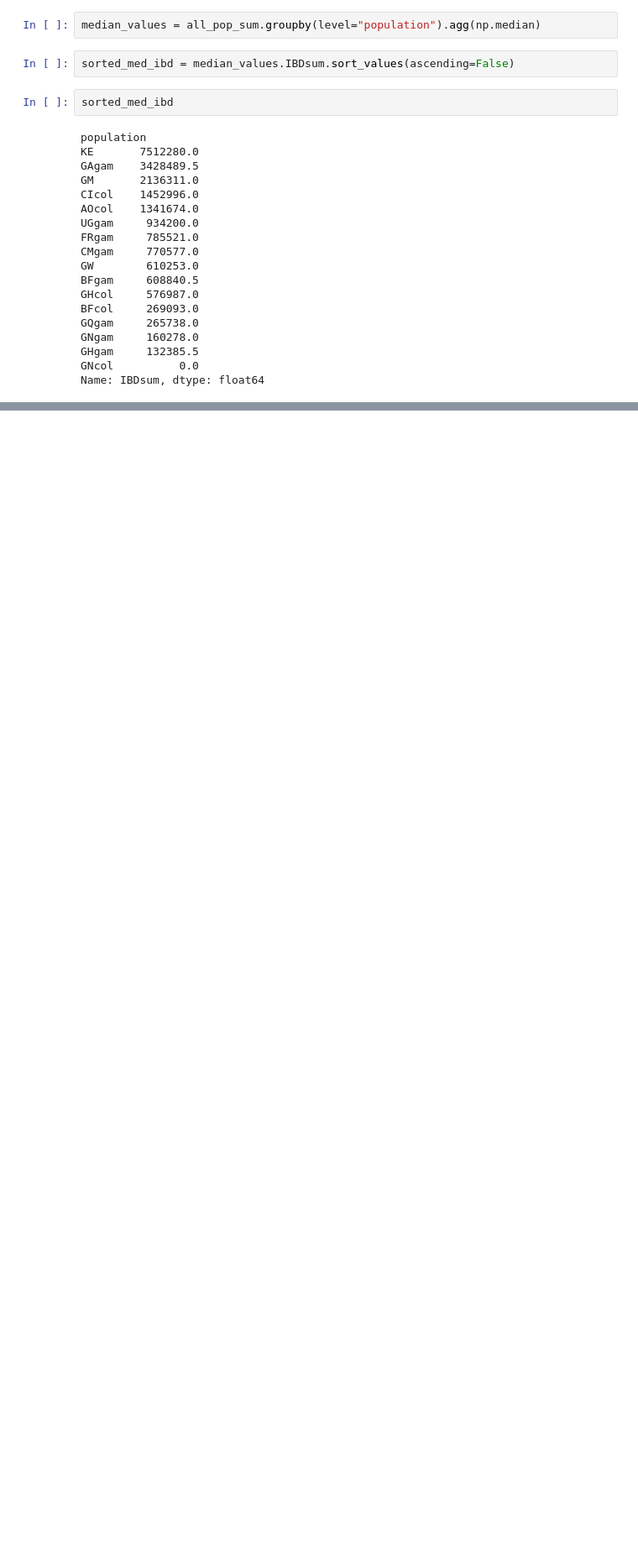
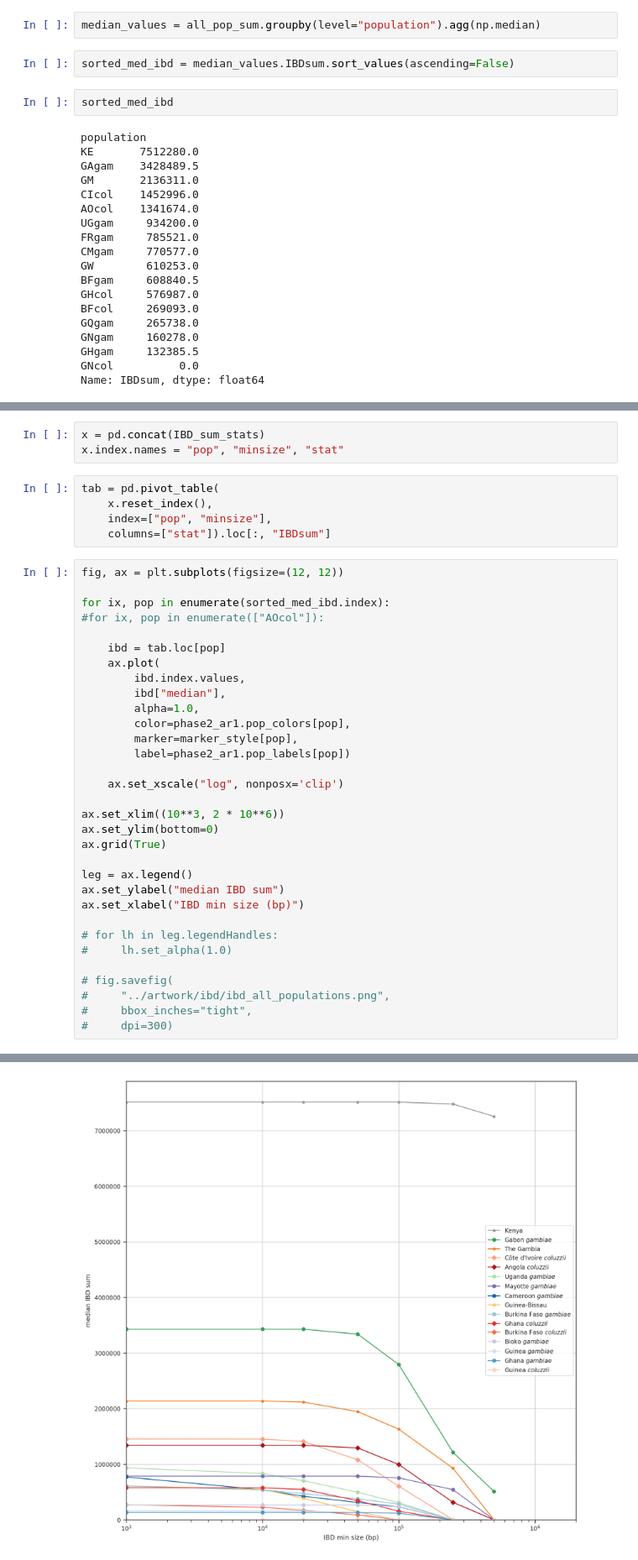
Before and after one commit to alimanfoo/ag1000g-phase2-data-paper, a Jupyter notebook: notebooks/patterns-of-ibd.ipynb, the cells around one changed output, grey strips where cells are left out. Shown at 84% size. Drawn from its saved outputs; the diff is of its cells as text; blank space fills up the shorter version.

Commit message:
New method using sliding size window

```diff
--- a/notebooks/patterns-of-ibd.ipynb
+++ b/notebooks/patterns-of-ibd.ipynb
@@ -271,0 +309,41 @@ fig.savefig(
+# %%
+x = pd.concat(IBD_sum_stats)
+x.index.names = "pop", "minsize", "stat"
+# %%
+tab = pd.pivot_table(
+    x.reset_index(),
+    index=["pop", "minsize"],
+    columns=["stat"]).loc[:, "IBDsum"]
+# %%
+fig, ax = plt.subplots(figsize=(12, 12))
+
+for ix, pop in enumerate(sorted_med_ibd.index):
+#for ix, pop in enumerate(["AOcol"]):
+
+    ibd = tab.loc[pop]
+    ax.plot(
+        ibd.index.values,
+        ibd["median"],
+        alpha=1.0,
+        color=phase2_ar1.pop_colors[pop],
+        marker=marker_style[pop],
+        label=phase2_ar1.pop_labels[pop])
+
+    ax.set_xscale("log", nonposx='clip')
+
+ax.set_xlim((10**3, 2 * 10**6))
+ax.set_ylim(bottom=0)
+ax.grid(True)
+
+leg = ax.legend()
+ax.set_ylabel("median IBD sum")
+ax.set_xlabel("IBD min size (bp)")
+
+# for lh in leg.legendHandles:
+#     lh.set_alpha(1.0)
+
+# fig.savefig(
+#     "../artwork/ibd/ibd_all_populations.png",
+#     bbox_inches="tight",
+#     dpi=300)
+# %% [output]
@@ -271,0 +351 @@ fig.savefig(
+[figure, added]
```
Also changed, not shown: parts of 5 cells of this notebook.
